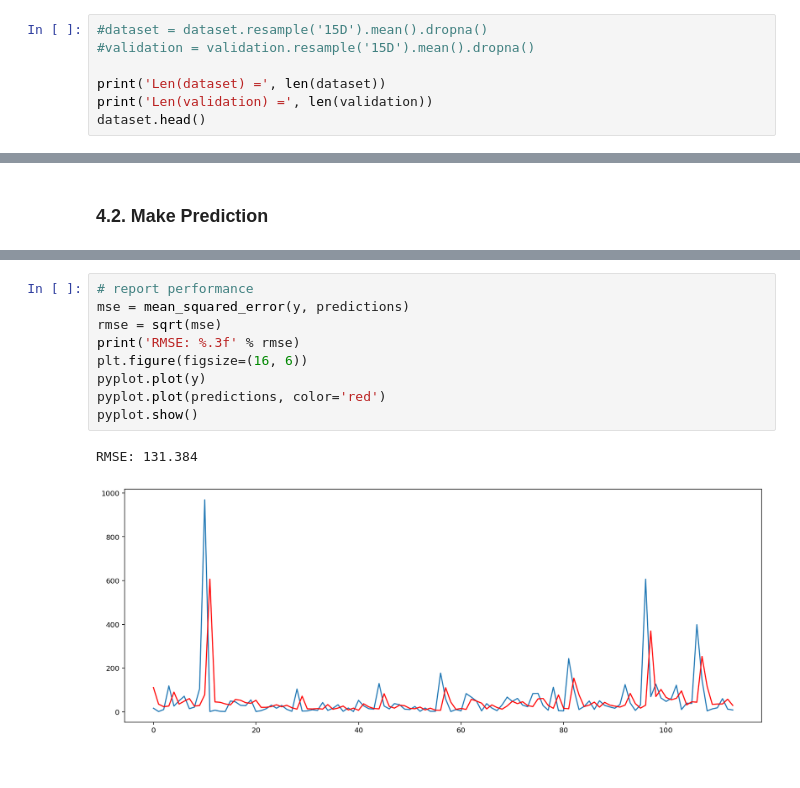
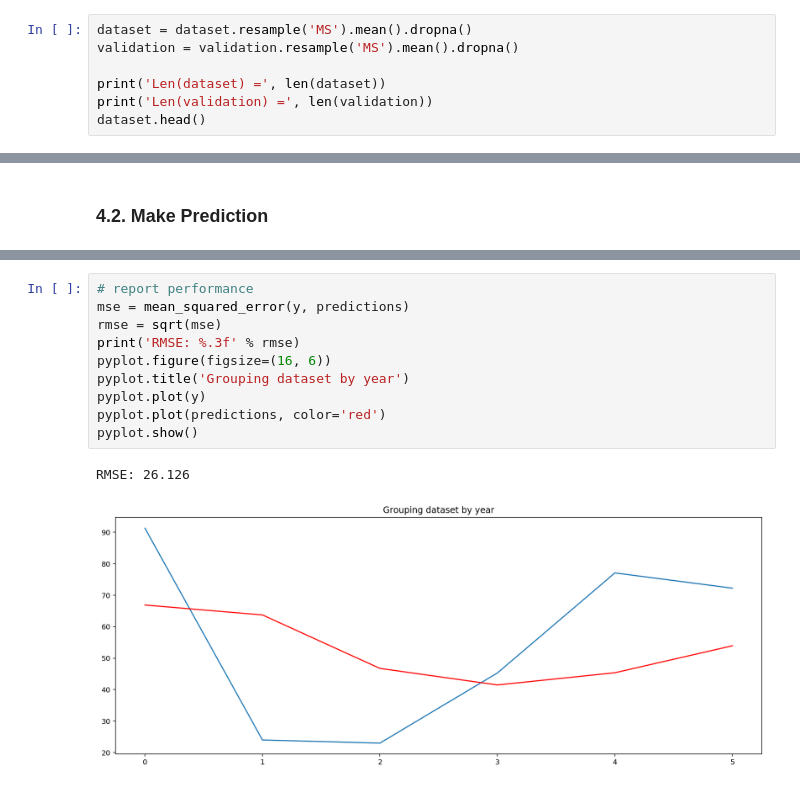
Before and after one commit to jmssalas/master-bigdata-businessanalytics, a Jupyter notebook: 09-masters-thesis/src/forecasting.ipynb, the cells around one changed output, grey strips where cells are left out. Drawn from its saved outputs; the diff is of its cells as text.

Commit message:
Forecasting for each aggregated dataset

```diff
--- a/09-masters-thesis/src/forecasting.ipynb
+++ b/09-masters-thesis/src/forecasting.ipynb
@@ -185,8 +185,8 @@ dataset.head()
 | 2009-07-14 | 18 |
 | 2009-08-10 | 4 |
 # %%
-#dataset = dataset.resample('15D').mean().dropna()
-#validation = validation.resample('15D').mean().dropna()
+dataset = dataset.resample('MS').mean().dropna()
+validation = validation.resample('MS').mean().dropna()
 
 print('Len(dataset) =', len(dataset))
 print('Len(validation) =', len(validation))
@@ -440,12 +447,13 @@ for i in range(1, len(y)):
 # %%
 # report performance
 mse = mean_squared_error(y, predictions)
 rmse = sqrt(mse)
 print('RMSE: %.3f' % rmse)
-plt.figure(figsize=(16, 6))
+pyplot.figure(figsize=(16, 6))
+pyplot.title('Grouping dataset by year')
 pyplot.plot(y)
 pyplot.plot(predictions, color='red')
 pyplot.show()
 # %% [output]
-RMSE: 131.384
+RMSE: 26.126
-[figure, old version]
+[figure, new version]
```
Also changed, not shown: parts of 11 cells of this notebook.
